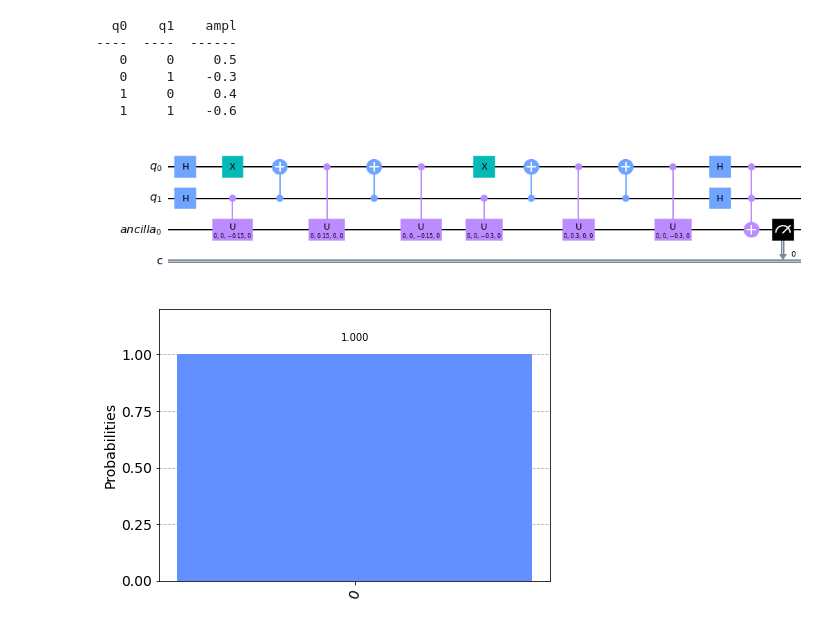
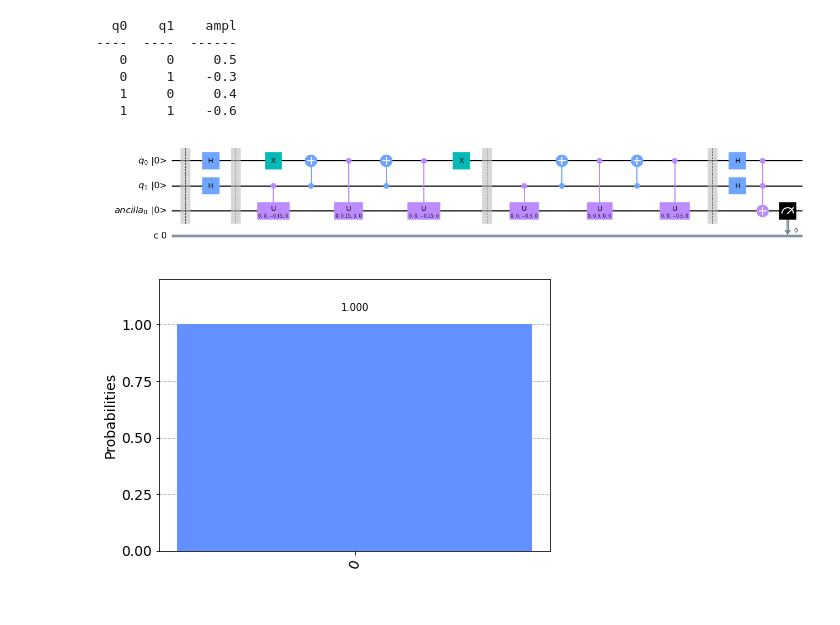
Before and after one commit to EduardoBrito97/QuantumArtificialNeuron, a Jupyter notebook: quantum_neural_networks.ipynb, the cells around one changed output. Drawn from its saved outputs; the diff is of its cells as text; code cells hidden in the pictures.

```diff
--- a/quantum_neural_networks.ipynb
+++ b/quantum_neural_networks.ipynb
@@ -129 +116,21 @@ class PhaseShiftBruteForceQnn(QuantumNeuralNetwork):
+# %%
+class PhaseShiftBruteForceQnn(QuantumNeuralNetwork):
+    def append_circuit(self, input):
+        qr = self._quantum_registers
+        circuit = self._circuit
+        if len(input) > len(self._possible_qubits):
+            raise Exception("The number of values of the input is bigger than the possible amount of values")
+
+        index = 0
+        for entry in input:
+            if entry < 0:
+                self._circuit.barrier()
+                self.append_negative_gates_to_0_qubits(self._possible_qubits[index])
+
+                # As we're having continuous valued entries, we can pass the entry already
+                self._circuit.mcrz(entry, self._quantum_registers, self._ancilla[0])
+
+                self.append_negative_gates_to_0_qubits(self._possible_qubits[index])
+            index += 1
+        return
 # %%
@@ -161,22 +161,23 @@ plot_histogram(result.get_counts(nn._circuit))
-# %%
-input = [0.5, -0.3, 0.4, -0.6]
-nn = PhaseShiftBruteForceQnn(2)
-
-nn.append_hadamard_gates()
-nn.append_circuit(input)
-nn.map_input_amplitudes_to_qubits(input)
-nn.append_hadamard_gates()
-
-nn.draw_circuit()
-nn._circuit.draw(output='mpl')
-# %% [output]
-  q0    q1    ampl
-----  ----  ------
-   0     0     0.5
-   0     1    -0.3
-   1     0     0.4
-   1     1    -0.6
-[figure, removed]
+# %%
+input = [0.5, -0.3, 0.4, -0.6]
+nn = PhaseShiftBruteForceQnn(2)
+
+nn.show_qubits_to_input_amplitudes_table(input)
+
+nn.append_hadamard_gates()
+nn.append_circuit(input)
+nn.append_hadamard_gates()
+
+nn.finish_circuit()
+nn._circuit.draw(output='mpl', initial_state=True)
+# %% [output]
+  q0    q1    ampl
+----  ----  ------
+   0     0     0.5
+   0     1    -0.3
+   1     0     0.4
+   1     1    -0.6
+[figure, added]
 # %%
 simulator = Aer.get_backend('qasm_simulator')
 result = execute(nn._circuit, backend = simulator).result()
```
Also changed, not shown: parts of 5 cells of this notebook.
